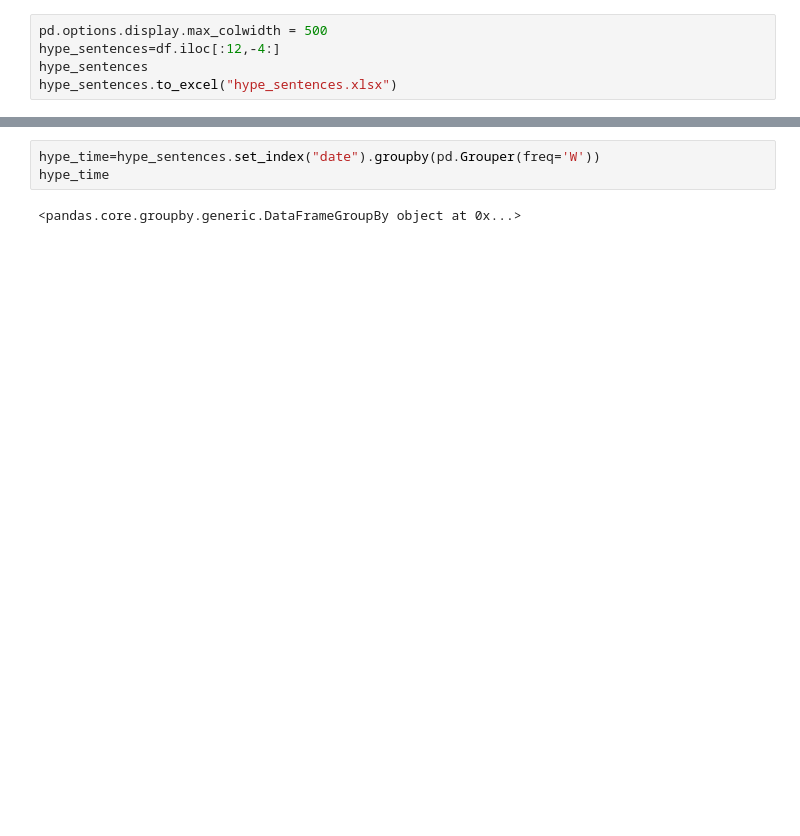
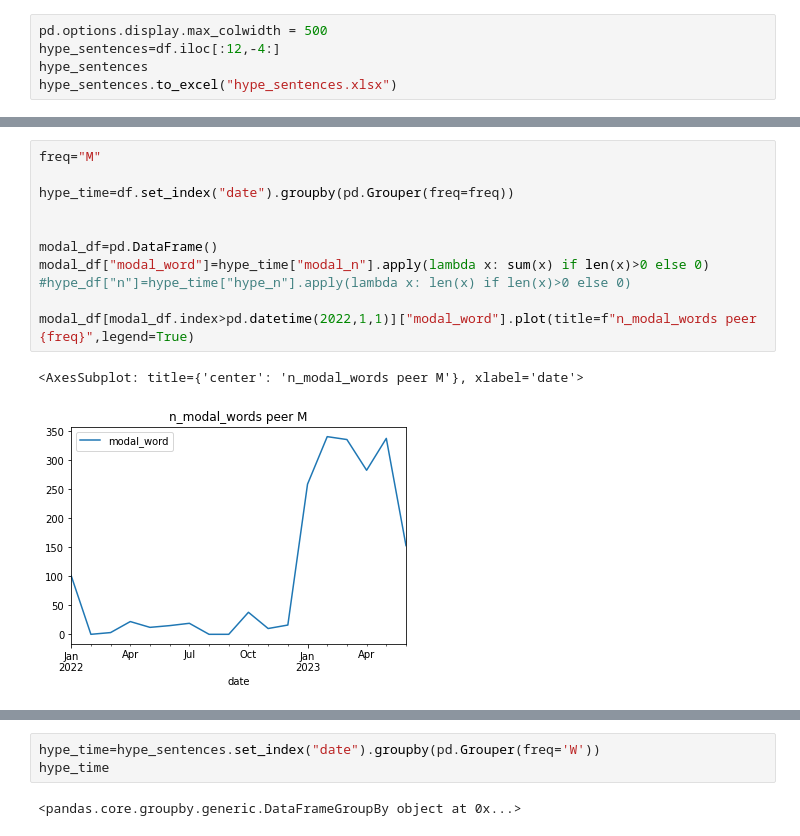
Before and after one commit to Klapperhorn/Zotero_HTML_annotation, a Jupyter notebook: file_analysis.ipynb, the cells around one changed output, grey strips where cells are left out. Cells and saved outputs as stored; diff of their text form; blank space fills up the shorter version.

```diff
--- a/file_analysis.ipynb
+++ b/file_analysis.ipynb
@@ -212,0 +240,14 @@ hype_sentences.sort_values(by="hype_n", ascending=False).head(10)
+# %%
+freq="M"
+
+hype_time=df.set_index("date").groupby(pd.Grouper(freq=freq))
+
+
+modal_df=pd.DataFrame()
+modal_df["modal_word"]=hype_time["modal_n"].apply(lambda x: sum(x) if len(x)>0 else 0)
+#hype_df["n"]=hype_time["hype_n"].apply(lambda x: len(x) if len(x)>0 else 0)
+
+modal_df[modal_df.index>pd.datetime(2022,1,1)]["modal_word"].plot(title=f"n_modal_words peer {freq}",legend=True)
+# %% [output]
+<AxesSubplot: title={'center': 'n_modal_words peer M'}, xlabel='date'>
+[figure, added]
```
Also changed, not shown: parts of 21 cells of this notebook, 3 other files.
